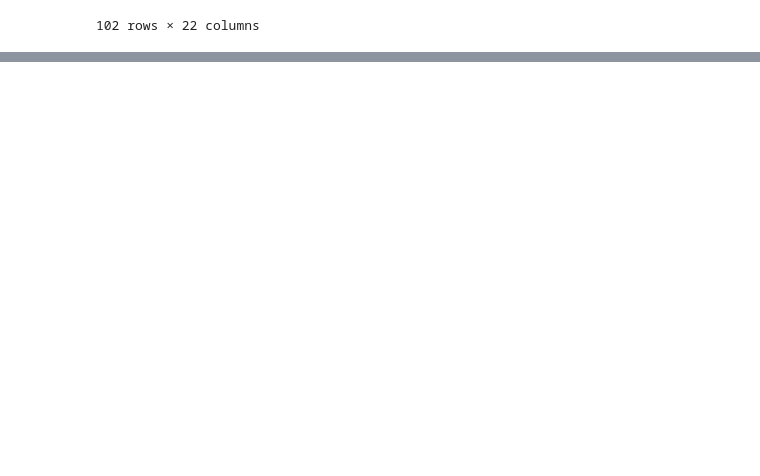
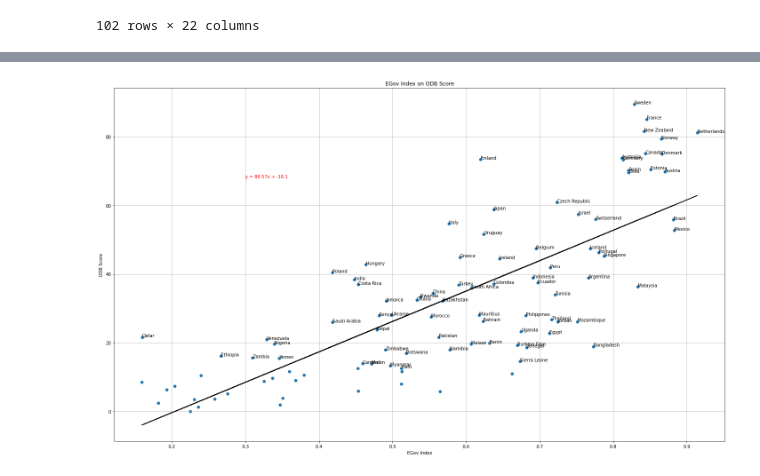
Before and after one commit to kreetigulati/Egovernance_and_OpenData, a Jupyter notebook: Project1_nico.ipynb, the cells around one changed output, grey strips where cells are left out. Cells and saved outputs as stored; diff of their text form; code cells hidden in the pictures; blank space fills up the shorter version.

```diff
--- a/Project1_nico.ipynb
+++ b/Project1_nico.ipynb
@@ -149,0 +149,8 @@ merged16.to_csv('Resources\merged2016.csv', index=False)
+# %%
+x2 = merged16["E-Government Index"]
+y2 = merged16["ODB-Score-Scaled"]
+
+slope2, intercept2, r_value2, p_value2, std_err2 = linregress(x2,y2)
+
+regress_line2 = intercept2 + x2*slope2
+line_eq = "y = " + str(round(slope2,2)) + "x + " + str(round(intercept2,2))
@@ -149,0 +179,16 @@ merged16.to_csv('Resources\merged2016.csv', index=False)
+# %%
+names2 = merged16["Country"]
+
+fig, ax = plt.subplots(figsize=(20,12))
+ax.scatter(x2,y2, label=names);
+ax.plot(x2, regress_line2, color="black");
+ax.annotate(line_eq,(0.3,68),fontsize=10,color="red");
+ax.set(title="EGov Index on ODB Score",
+      xlabel="EGov Index",
+      ylabel="ODB Score");
+for i, label in enumerate(names):
+    ax.annotate(label, (x2[i], y2[i]));
+ax.grid();
+fig.tight_layout();
+# %% [output]
+[figure, added]
```
Also changed, not shown: parts of 5 cells of this notebook.
